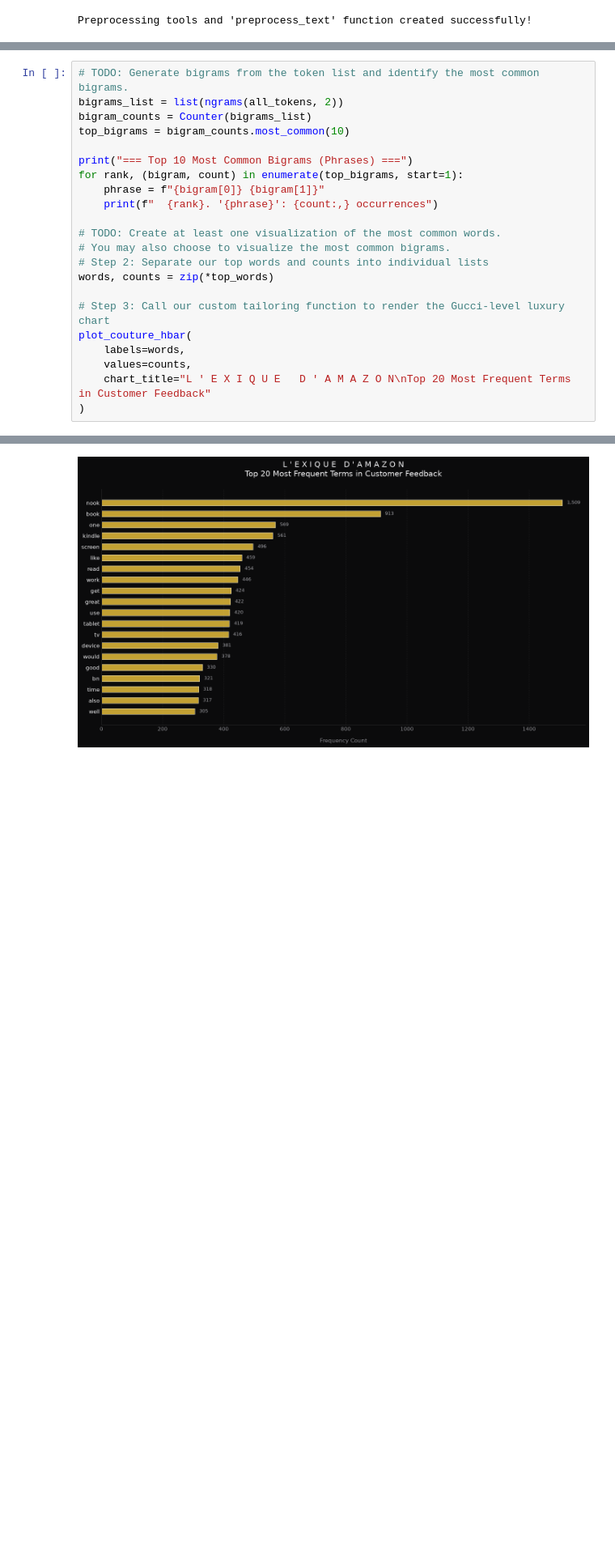
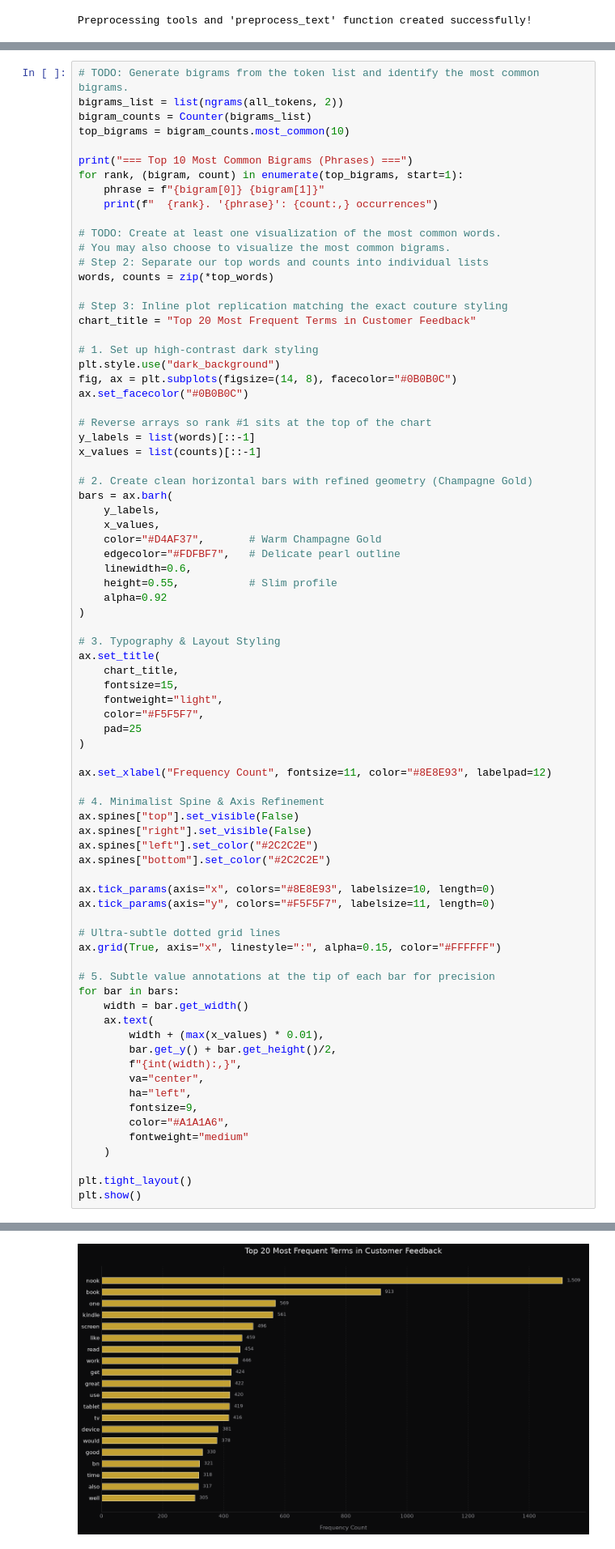
Before and after one commit to oliverkiplagat/dsc-nlp-timeseries-neural-networks-summative, a Jupyter notebook: C09_M08.ipynb, the cells around one changed output, grey strips where cells are left out. Shown at 81% size. Saved outputs shown, nothing was run; the diff lists cells and outputs as text; blank space fills up the shorter version.

Commit message:
Refactor plotting functions, optimize NLP visualizations, and apply code cleanup

```diff
--- a/C09_M08.ipynb
+++ b/C09_M08.ipynb
@@ -385,10 +320,66 @@ for rank, (bigram, count) in enumerate(top_bigrams, start=1):
 # Step 2: Separate our top words and counts into individual lists
 words, counts = zip(*top_words)
 
-# Step 3: Call our custom tailoring function to render the Gucci-level luxury chart
-plot_couture_hbar(
-    labels=words,
-    values=counts,
-    chart_title="L ' E X I Q U E   D ' A M A Z O N\nTop 20 Most Frequent Terms in Customer Feedback"
+# Step 3: Inline plot replication matching the exact couture styling
+chart_title = "Top 20 Most Frequent Terms in Customer Feedback"
+
+# 1. Set up high-contrast dark styling
+plt.style.use("dark_background")
+fig, ax = plt.subplots(figsize=(14, 8), facecolor="#0B0B0C")
+ax.set_facecolor("#0B0B0C")
+
+# Reverse arrays so rank #1 sits at the top of the chart
+y_labels = list(words)[::-1]
+x_values = list(counts)[::-1]
+
+# 2. Create clean horizontal bars with refined geometry (Champagne Gold)
+bars = ax.barh(
+    y_labels,
+    x_values,
+    color="#D4AF37",       # Warm Champagne Gold
+    edgecolor="#FDFBF7",   # Delicate pearl outline
+    linewidth=0.6,
+    height=0.55,           # Slim profile
+    alpha=0.92
 )
+
+# 3. Typography & Layout Styling
+ax.set_title(
+    chart_title,
+    fontsize=15,
+    fontweight="light",
+    color="#F5F5F7",
+    pad=25
+)
+
+ax.set_xlabel("Frequency Count", fontsize=11, color="#8E8E93", labelpad=12)
+
+# 4. Minimalist Spine & Axis Refinement
+ax.spines["top"].set_visible(False)
+ax.spines["right"].set_visible(False)
+ax.spines["left"].set_color("#2C2C2E")
+ax.spines["bottom"].set_color("#2C2C2E")
+
+ax.tick_params(axis="x", colors="#8E8E93", labelsize=10, length=0)
+ax.tick_params(axis="y", colors="#F5F5F7", labelsize=11, length=0)
+
+# Ultra-subtle dotted grid lines
+ax.grid(True, axis="x", linestyle=":", alpha=0.15, color="#FFFFFF")
+
+# 5. Subtle value annotations at the tip of each bar for precision
+for bar in bars:
+    width = bar.get_width()
+    ax.text(
+        width + (max(x_values) * 0.01),
+        bar.get_y() + bar.get_height()/2,
+        f"{int(width):,}",
+        va="center",
+        ha="left",
+        fontsize=9,
+        color="#A1A1A6",
+        fontweight="medium"
+    )
+
+plt.tight_layout()
+plt.show()
 # %% [output]
@@ -408,4 +397,4 @@ findfont: Failed to find font weight medium for DejaVu Sans, now using 400.
-[figure, old version]
+[figure, new version]
 # %% [markdown]
 ## Section 1.7: Academic Reflection & Sentiment Synthesis
 
```
Also changed, not shown: parts of 20 cells of this notebook.
